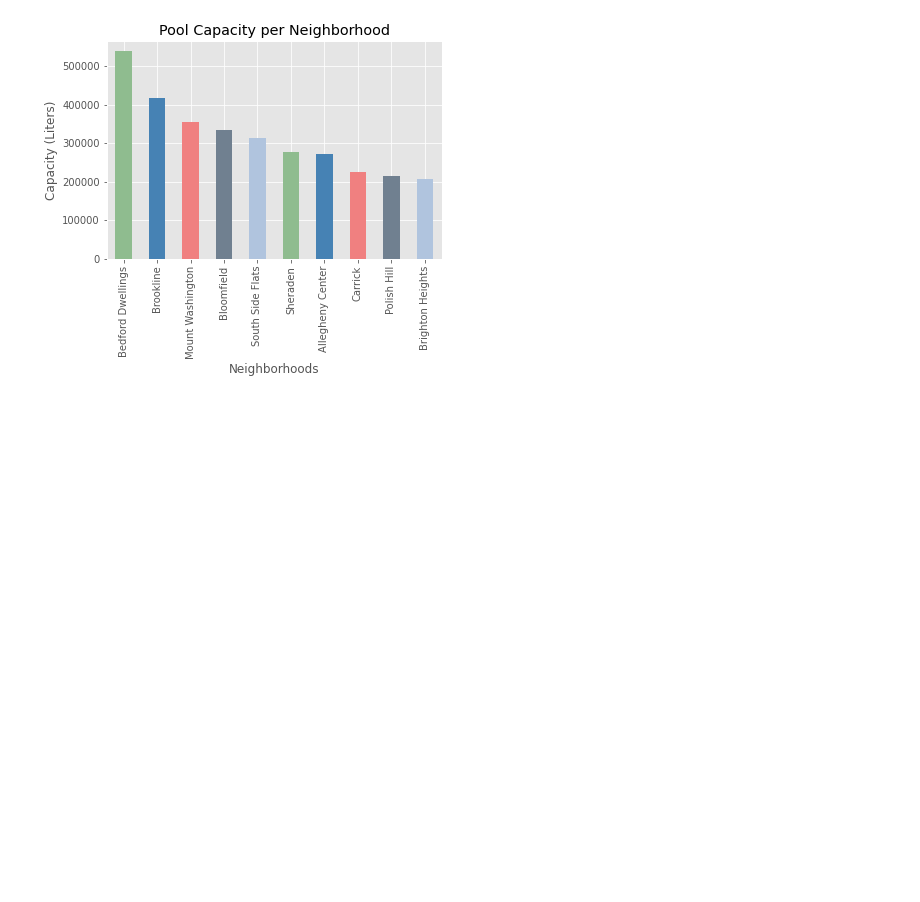
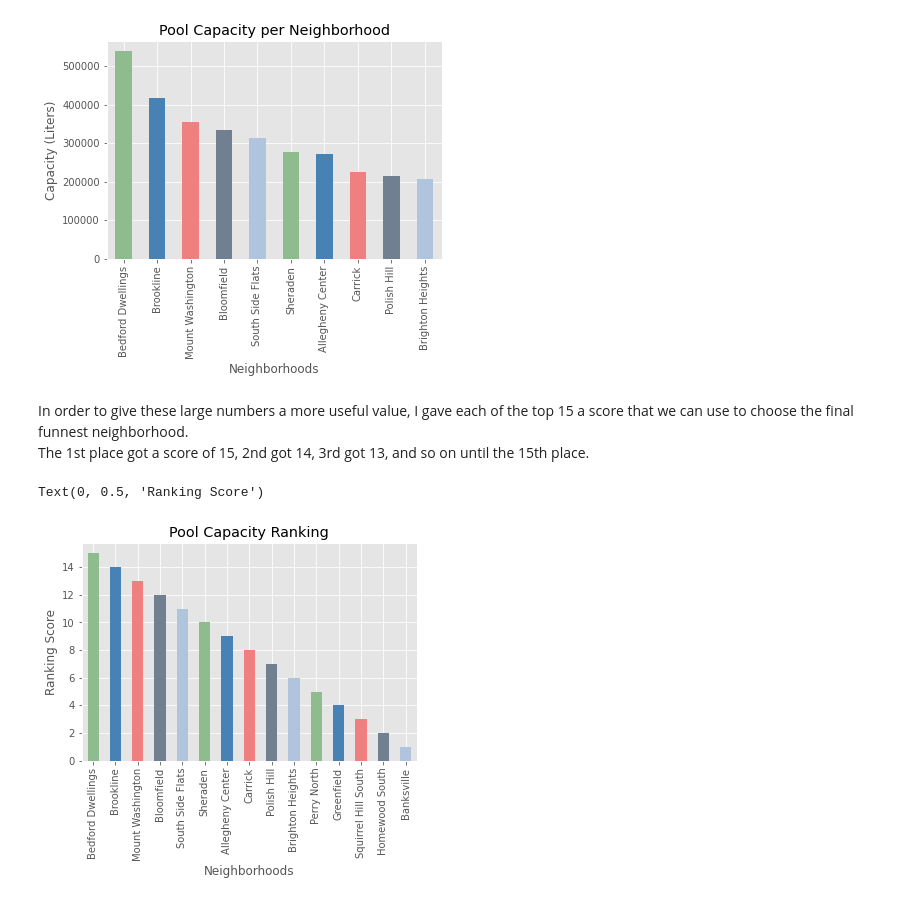
Before and after one commit to mis250/Final-Project, a Jupyter notebook: TheBestNeighborhood.ipynb, the cells around one changed output. Saved outputs shown, nothing was run; the diff lists cells and outputs as text; code cells hidden in the pictures; blank space fills up the shorter version.

```diff
--- a/TheBestNeighborhood.ipynb
+++ b/TheBestNeighborhood.ipynb
@@ -220,3 +227,20 @@ plt.ylabel('Capacity (Liters)')
 # %% [output]
 Text(0, 0.5, 'Capacity (Liters)')
 [figure]
+# %% [markdown]
+In order to give these large numbers a more useful value, I gave each of the top 15 a score that we can use to choose the final funnest neighborhood.
+The 1st place got a score of 15, 2nd got 14, 3rd got 13, and so on until the 15th place.
+# %%
+pool_ranking = dict(poolcap_series.sort_values(ascending=False)[:15])
+count = 15
+for pool in pool_ranking:
+    pool_ranking[pool] = count
+    count -= 1
+pool_ranking_series = pd.Series(pool_ranking, name = "neighborhood")
+pool_ranking_series.plot.bar(color=colors)
+plt.title('Pool Capacity Ranking')
+plt.xlabel('Neighborhoods')
+plt.ylabel('Ranking Score')
+# %% [output]
+Text(0, 0.5, 'Ranking Score')
+[figure, added]
```
Also changed, not shown: parts of 39 cells of this notebook, 2 other files.
